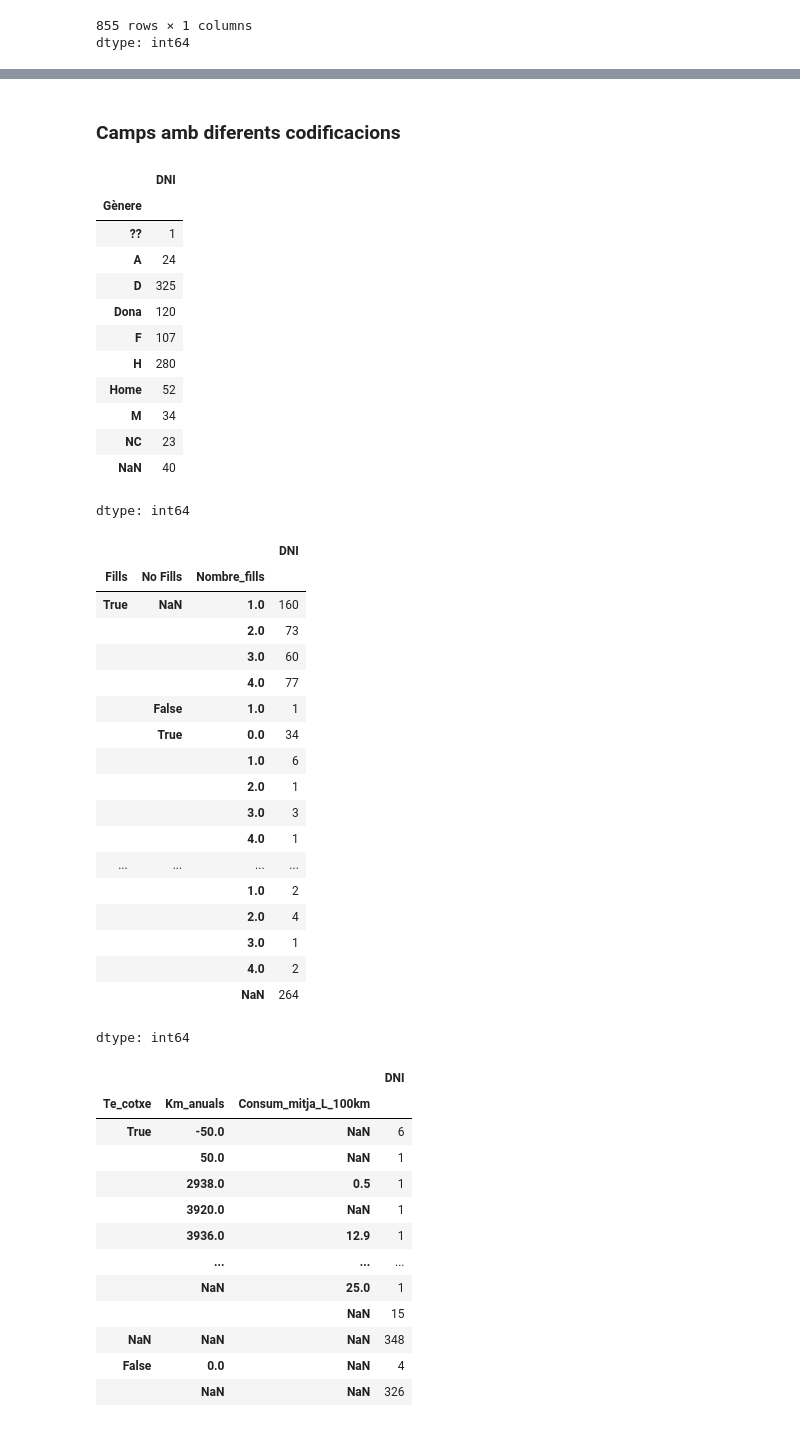
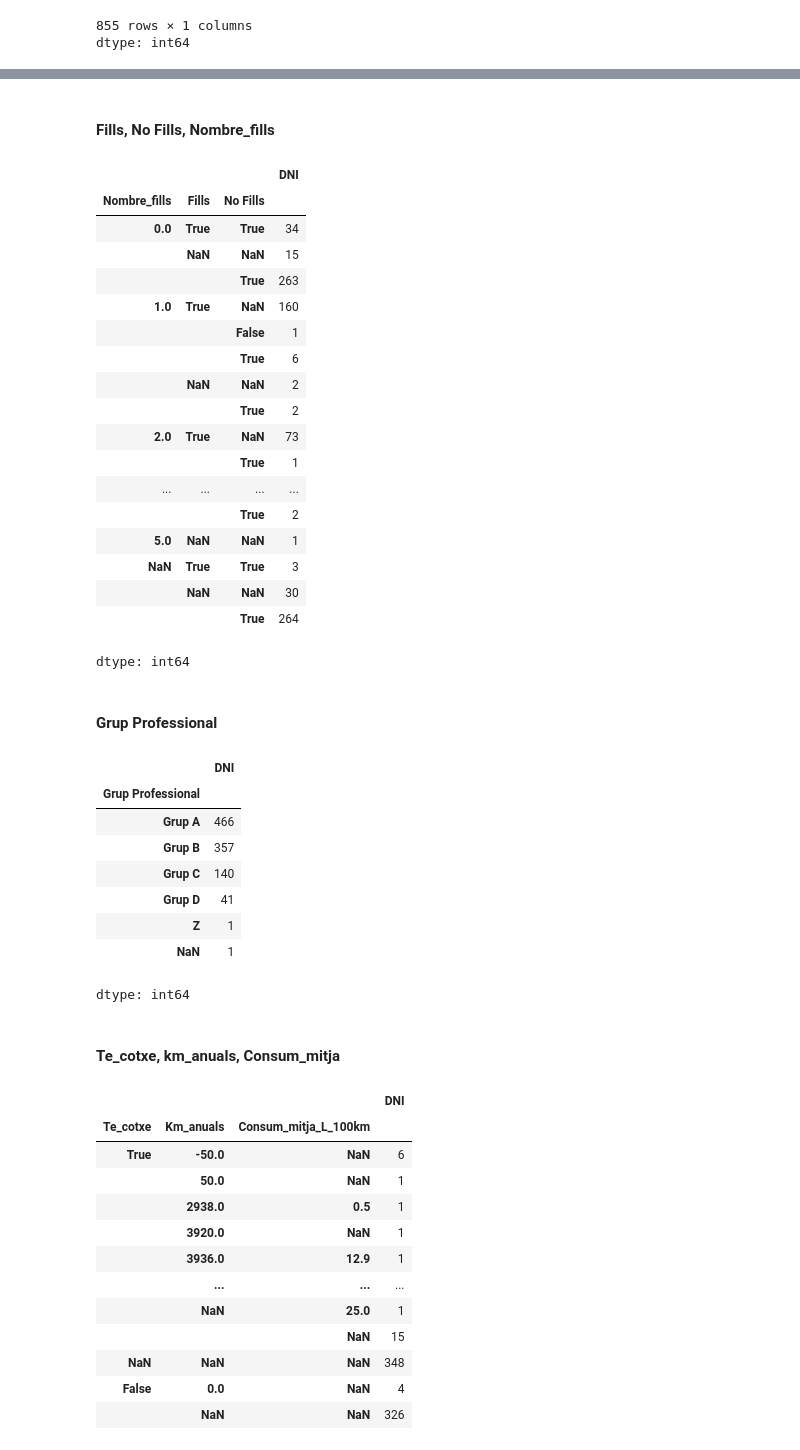
Before and after one commit to roser740/Data-Analytics, a Jupyter notebook: TASQUES S8/TS8_01_roser_carrera.ipynb, the cells around one changed output, grey strips where cells are left out. Cells and saved outputs as stored; diff of their text form; code cells hidden in the pictures.

```diff
--- a/TASQUES S8/TS8_01_roser_carrera.ipynb
+++ b/TASQUES S8/TS8_01_roser_carrera.ipynb
@@ -243,43 +280,43 @@ df.loc[condicio, :]
-# %% [markdown]
-### Camps amb diferents codificacions
+# %% [markdown]
+#### Fills, No Fills, Nombre_fills
+# %%
+df.groupby(['Nombre_fills','Fills','No Fills'],dropna=False)['DNI'].count()
+# %% [output]
+|  |  |  | DNI |
+| Nombre_fills | Fills | No Fills |  |
+| 0.0 | True | True | 34 |
+|  | NaN | NaN | 15 |
+|  |  | True | 263 |
+| 1.0 | True | NaN | 160 |
+|  |  | False | 1 |
+|  |  | True | 6 |
+|  | NaN | NaN | 2 |
+|  |  | True | 2 |
+| 2.0 | True | NaN | 73 |
+|  |  | True | 1 |
+| ... | ... | ... | ... |
+|  |  | True | 2 |
+| 5.0 | NaN | NaN | 1 |
+| NaN | True | True | 3 |
+|  | NaN | NaN | 30 |
+|  |  | True | 264 |
+dtype: int64
+# %% [markdown]
+#### Grup Professional
 # %%
-df.groupby(['Gènere'],dropna=False)['DNI'].count()
+df.groupby(['Grup Professional'],dropna=False)['DNI'].count()
 # %% [output]
 |  | DNI |
-| Gènere |  |
-| ?? | 1 |
-| A | 24 |
-| D | 325 |
-| Dona | 120 |
-| F | 107 |
-| H | 280 |
-| Home | 52 |
-| M | 34 |
-| NC | 23 |
-| NaN | 40 |
+| Grup Professional |  |
+| Grup A | 466 |
+| Grup B | 357 |
+| Grup C | 140 |
+| Grup D | 41 |
+| Z | 1 |
+| NaN | 1 |
 dtype: int64
-# %%
-df.groupby(['Fills','No Fills','Nombre_fills'],dropna=False)['DNI'].count()
-# %% [output]
-|  |  |  | DNI |
-| Fills | No Fills | Nombre_fills |  |
-| True | NaN | 1.0 | 160 |
-|  |  | 2.0 | 73 |
-|  |  | 3.0 | 60 |
-|  |  | 4.0 | 77 |
-|  | False | 1.0 | 1 |
-|  | True | 0.0 | 34 |
-|  |  | 1.0 | 6 |
-|  |  | 2.0 | 1 |
-|  |  | 3.0 | 3 |
-|  |  | 4.0 | 1 |
-| ... | ... | ... | ... |
-|  |  | 1.0 | 2 |
-|  |  | 2.0 | 4 |
-|  |  | 3.0 | 1 |
-|  |  | 4.0 | 2 |
-|  |  | NaN | 264 |
-dtype: int64
+# %% [markdown]
+#### Te_cotxe, km_anuals, Consum_mitja
 # %%
 df.groupby(['Te_cotxe','Km_anuals','Consum_mitja_L_100km'],dropna=False)['DNI'].count()
 # %% [output]
```
Also changed, not shown: parts of 45 cells of this notebook.
